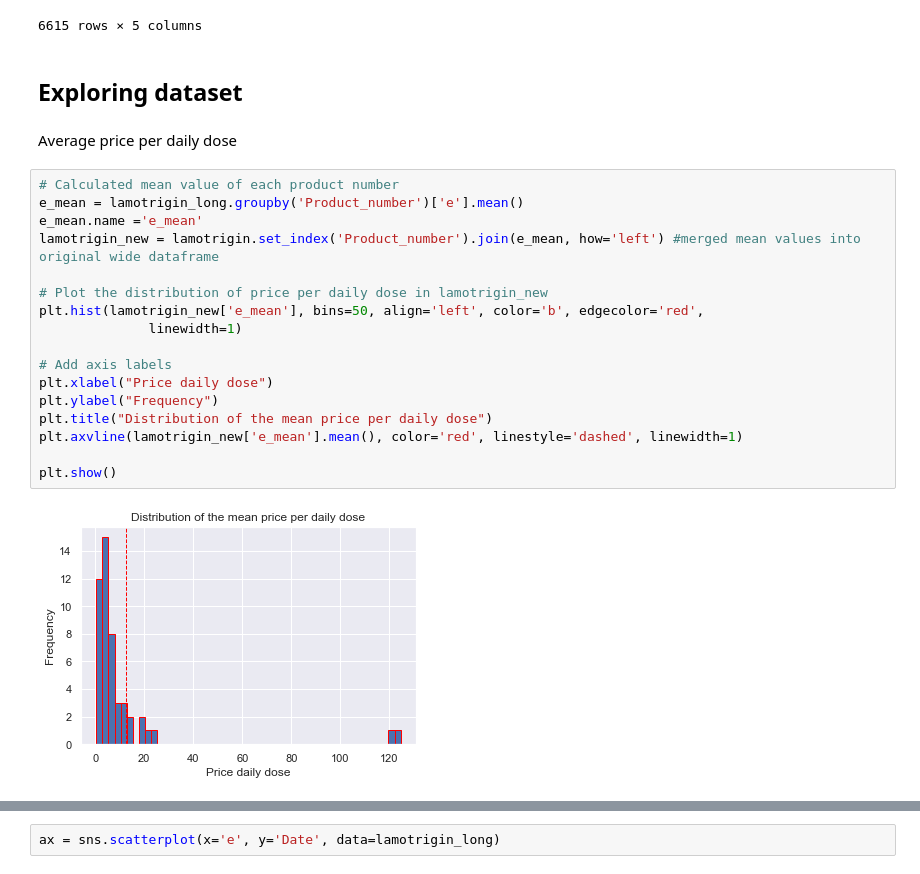
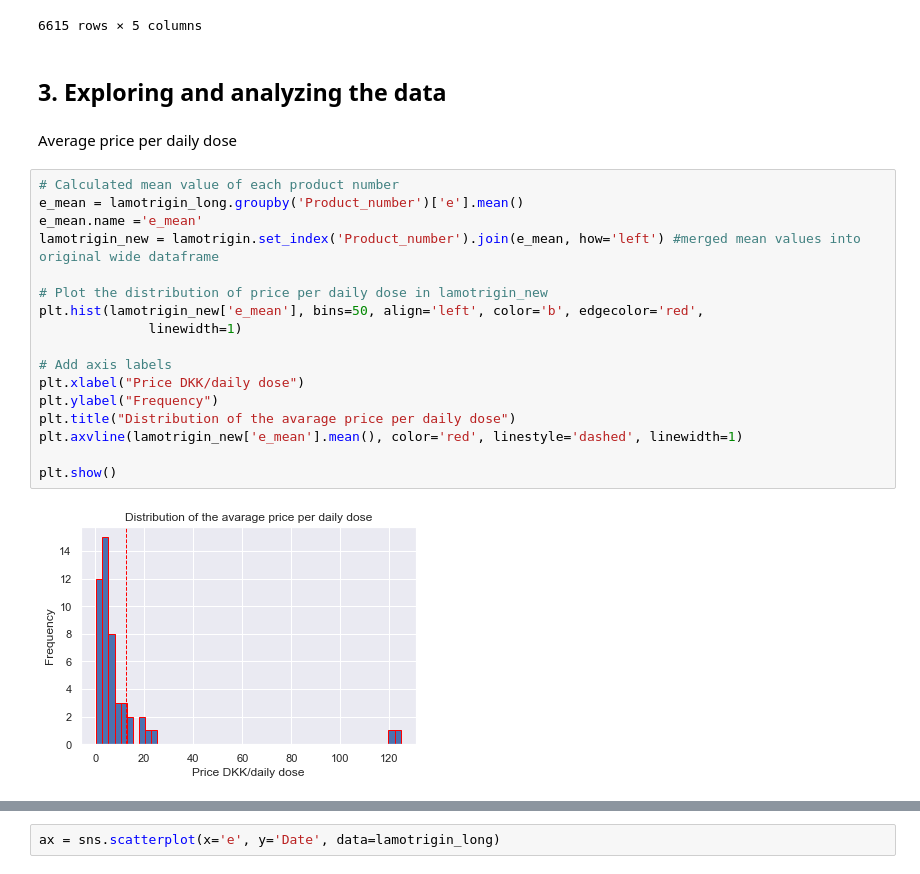
Before and after one commit to AdamTrolle/projects-2020-group-21, a Jupyter notebook: dataproject/Medicinpriser.ipynb, the cells around one changed output, grey strips where cells are left out. Drawn from its saved outputs; the diff is of its cells as text.

```diff
--- a/dataproject/Medicinpriser.ipynb
+++ b/dataproject/Medicinpriser.ipynb
@@ -107,26 +128,26 @@ lamotrigin_long
 |  | 20200309 | 5 mg | PharmaCoDane | 60 stk. (blister) | AUP_pr_DDD | 121.450000 |
 |  | 20200323 | 5 mg | PharmaCoDane | 60 stk. (blister) | AUP_pr_DDD | 121.450000 |
 6615 rows × 5 columns
-# %% [markdown]
-## Exploring dataset
+# %% [markdown]
+## 3. Exploring and analyzing the data
 # %% [markdown]
 Average price per daily dose
 # %%
 # Calculated mean value of each product number
 e_mean = lamotrigin_long.groupby('Product_number')['e'].mean()
 e_mean.name ='e_mean'
 lamotrigin_new = lamotrigin.set_index('Product_number').join(e_mean, how='left') #merged mean values into original wide dataframe
 
 # Plot the distribution of price per daily dose in lamotrigin_new
 plt.hist(lamotrigin_new['e_mean'], bins=50, align='left', color='b', edgecolor='red',
               linewidth=1)
 
 # Add axis labels
-plt.xlabel("Price daily dose")
+plt.xlabel("Price DKK/daily dose")
 plt.ylabel("Frequency")
-plt.title("Distribution of the mean price per daily dose")
+plt.title("Distribution of the avarage price per daily dose")
 plt.axvline(lamotrigin_new['e_mean'].mean(), color='red', linestyle='dashed', linewidth=1)
 
 plt.show()
 # %% [output]
-[figure, old version]
+[figure, new version]
```
Also changed, not shown: parts of 7 cells of this notebook.
